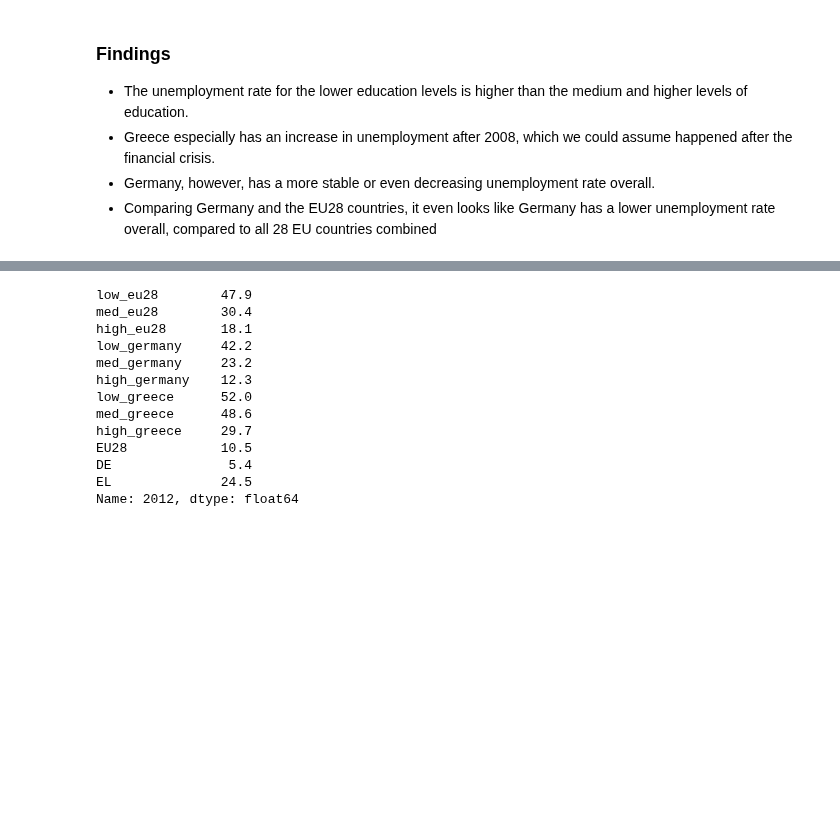
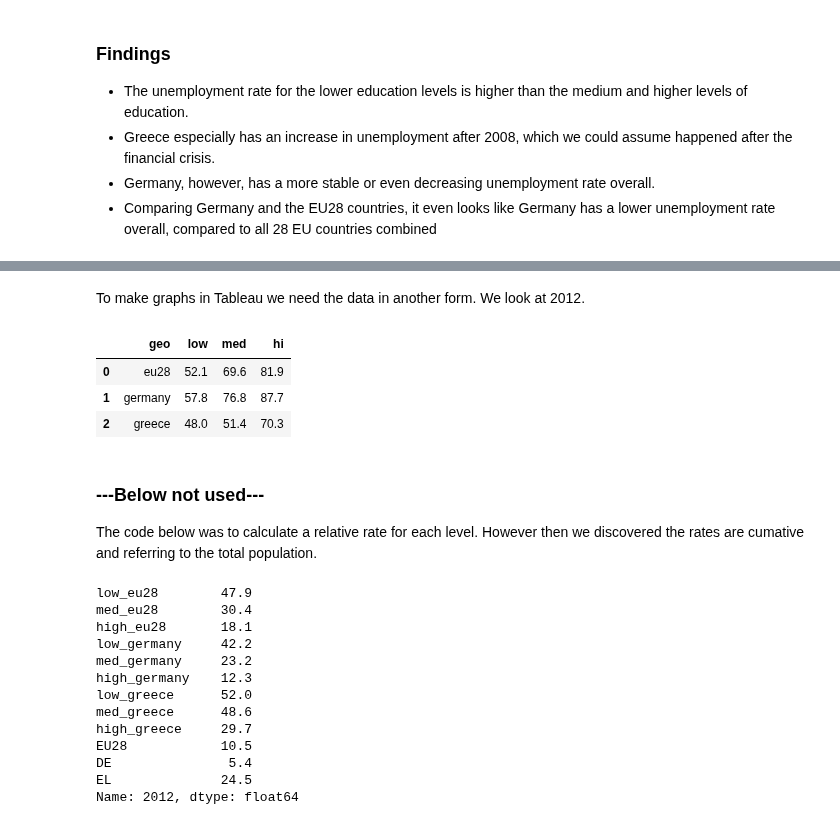
Before and after one commit to Malonk/unemployment_stats, a Jupyter notebook: notebooks/Combined_education_data.ipynb, the cells around one changed output, grey strips where cells are left out. Saved outputs shown, nothing was run; the diff lists cells and outputs as text; code cells hidden in the pictures; blank space fills up the shorter version.

```diff
--- a/notebooks/Combined_education_data.ipynb
+++ b/notebooks/Combined_education_data.ipynb
@@ -122,0 +172,19 @@ combi.to_pickle(os.path.join(BASE,
+# %% [markdown]
+To make graphs in Tableau we need the data in another form. We look at 2012.
+# %%
+year = 2012
+
+trans = []
+for i in range(9):
+    if i % 3:
+        continue
+    trans.append([countries[i // 3]] + list(emp_combi.loc[year][i: i + 3]))
+cols = ["geo", "low", "med", "hi"]
+
+t_df = pd.DataFrame(trans, columns=cols)
+t_df
+# %% [output]
+|  | geo | low | med | hi |
+| 0 | eu28 | 52.1 | 69.6 | 81.9 |
+| 1 | germany | 57.8 | 76.8 | 87.7 |
+| 2 | greece | 48.0 | 51.4 | 70.3 |
@@ -123,3 +196,6 @@ combi.to_pickle(os.path.join(BASE,
+# %% [markdown]
+### ---Below not used---
+The code below was to calculate a relative rate for each level. However then we discovered the rates are cumative and referring to the total population.
 # %%
 # Import total unemployment data
 total = pd.read_pickle(os.path.join(BASE,
```
Also changed, not shown: parts of 8 cells of this notebook, 4 other files.
